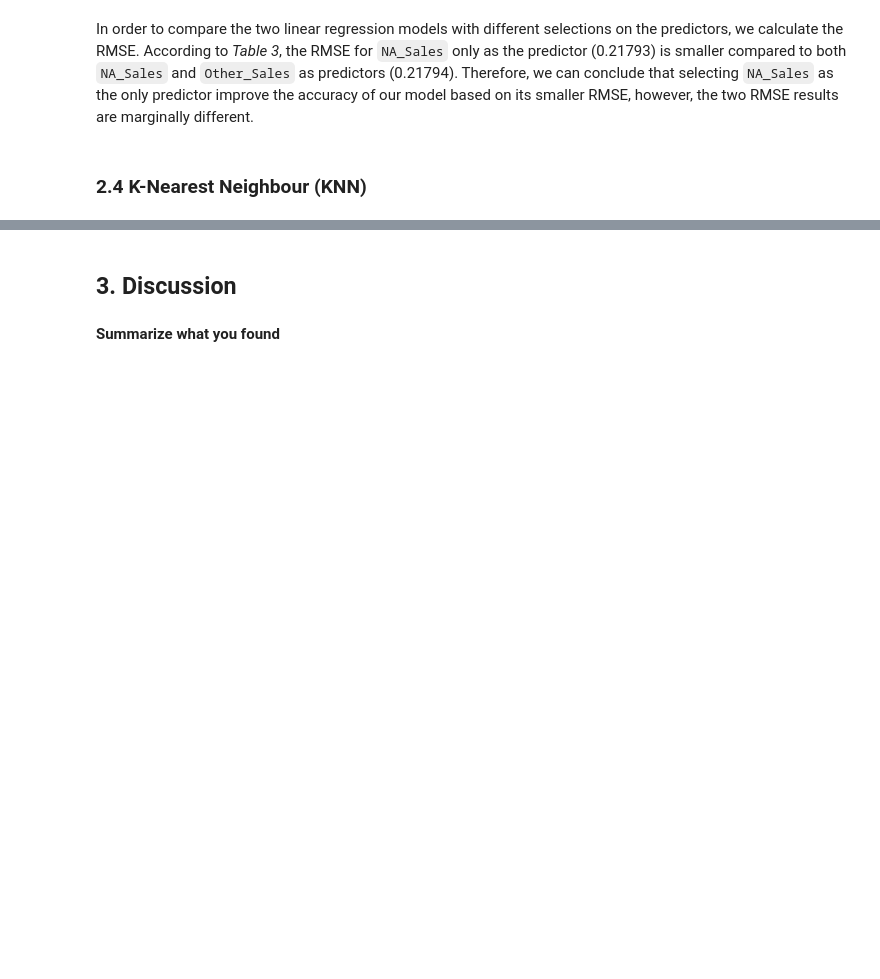
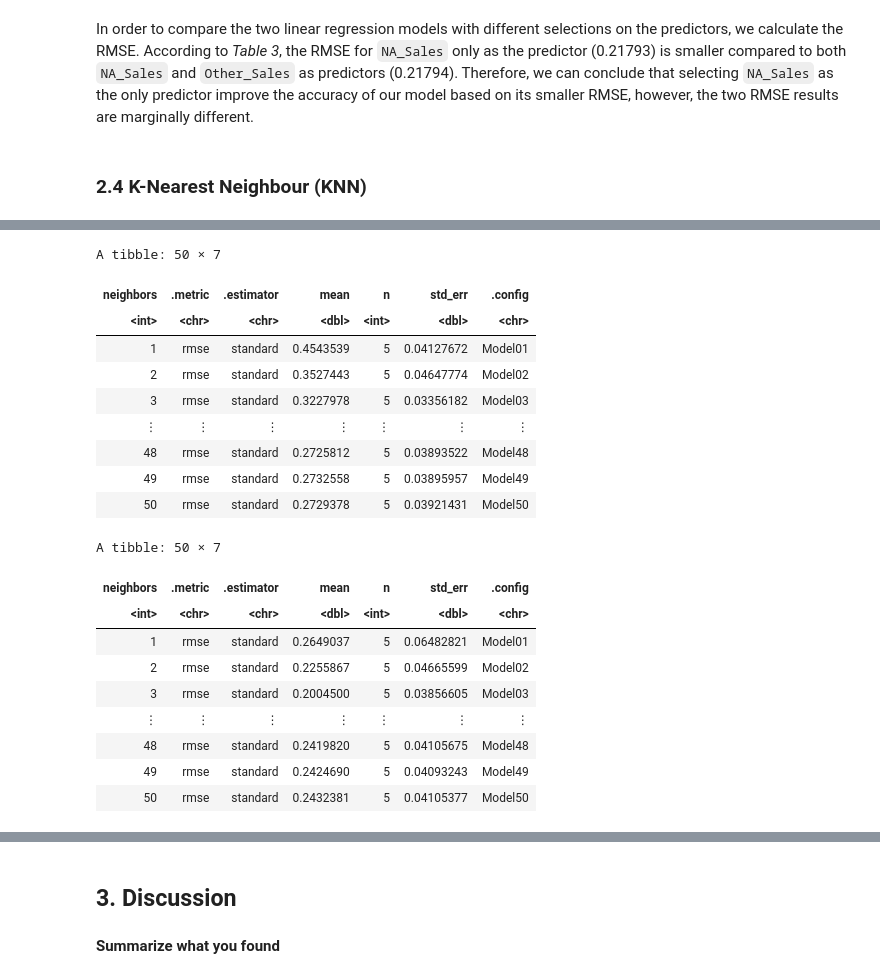
Before and after one commit to kristennli/DSCI100_project, a Jupyter notebook: KL_LR.ipynb, the cells around one changed output, grey strips where cells are left out. Cells and saved outputs as stored; diff of their text form; code cells hidden in the pictures; blank space fills up the shorter version.

```diff
--- a/KL_LR.ipynb
+++ b/KL_LR.ipynb
@@ -451,3 +469,30 @@ A data.frame: 6 × 4
 In order to compare the two linear regression models with different selections on the predictors, we calculate the RMSE. According to *Table 3*, the RMSE for `NA_Sales` only as the predictor (0.21793) is smaller compared to both `NA_Sales` and `Other_Sales` as predictors (0.21794). Therefore, we can conclude that selecting `NA_Sales` as the only predictor improve the accuracy of our model based on its smaller RMSE, however, the two RMSE results are marginally different.
 # %% [markdown]
 ### 2.4 K-Nearest Neighbour (KNN)
+# %%
+#Create recipe for cross-validation
+initial_game_recipe <- recipe(EU_Sales ~ NA_Sales, data = vg_train) %>%
+                        step_scale(all_predictors()) %>% step_center(all_predictors())
+
+vg_recipe_2predictors <- recipe(EU_Sales ~ NA_Sales + Other_Sales, data = vg_train) %>%
+            step_scale(all_predictors()) %>%
+            step_center(all_predictors())
+
+#Create a model specification
+initial_game_spec <- nearest_neighbor(weight_fun = "rectangular", neighbors = tune()) %>%
+                        set_engine("kknn") %>% set_mode("regression")
+
+#Create 5-fold cross-validation
+vg_vfold <- vfold_cv(vg_train, v = 5, strata = EU_Sales)
+
+#Create a workflow
+vg_workflow <- workflow() %>%
+                add_recipe(initial_game_recipe) %>%
+                add_model(initial_game_spec)
+
+vg_workflow_2predictors <- workflow() %>%
+                add_recipe(vg_recipe_2predictors) %>%
+                add_model(initial_game_spec)
+
+vg_workflow
+vg_workflow_2predictors
@@ -453,0 +536,5 @@ In order to compare the two linear regression models with different selections o
+# %%
+#Create a tibble
+vg_tibble <- tibble(neighbors = seq(from = 1, to = 50))
+
+head(vg_tibble)
@@ -453,0 +551,34 @@ In order to compare the two linear regression models with different selections o
+# %%
+vg_results <- vg_workflow %>%
+                tune_grid(resamples = vg_vfold, grid = vg_tibble) %>%
+                collect_metrics() %>%
+                filter(.metric == "rmse")
+
+vg_results_2predictors <- vg_workflow_2predictors %>%
+                tune_grid(resamples = vg_vfold, grid = vg_tibble) %>%
+                collect_metrics() %>%
+                filter(.metric == "rmse")
+
+vg_results
+vg_results_2predictors
+# %% [output]
+A tibble: 50 × 7
+| neighbors | .metric | .estimator | mean | n | std_err | .config |
+| <int> | <chr> | <chr> | <dbl> | <int> | <dbl> | <chr> |
+| 1 | rmse | standard | 0.4543539 | 5 | 0.04127672 | Model01 |
+| 2 | rmse | standard | 0.3527443 | 5 | 0.04647774 | Model02 |
+| 3 | rmse | standard | 0.3227978 | 5 | 0.03356182 | Model03 |
+| ⋮ | ⋮ | ⋮ | ⋮ | ⋮ | ⋮ | ⋮ |
+| 48 | rmse | standard | 0.2725812 | 5 | 0.03893522 | Model48 |
+| 49 | rmse | standard | 0.2732558 | 5 | 0.03895957 | Model49 |
+| 50 | rmse | standard | 0.2729378 | 5 | 0.03921431 | Model50 |
+A tibble: 50 × 7
+| neighbors | .metric | .estimator | mean | n | std_err | .config |
+| <int> | <chr> | <chr> | <dbl> | <int> | <dbl> | <chr> |
+| 1 | rmse | standard | 0.2649037 | 5 | 0.06482821 | Model01 |
+| 2 | rmse | standard | 0.2255867 | 5 | 0.04665599 | Model02 |
+| 3 | rmse | standard | 0.2004500 | 5 | 0.03856605 | Model03 |
+| ⋮ | ⋮ | ⋮ | ⋮ | ⋮ | ⋮ | ⋮ |
+| 48 | rmse | standard | 0.2419820 | 5 | 0.04105675 | Model48 |
+| 49 | rmse | standard | 0.2424690 | 5 | 0.04093243 | Model49 |
+| 50 | rmse | standard | 0.2432381 | 5 | 0.04105377 | Model50 |
```
Also changed, not shown: parts of 11 cells of this notebook.
